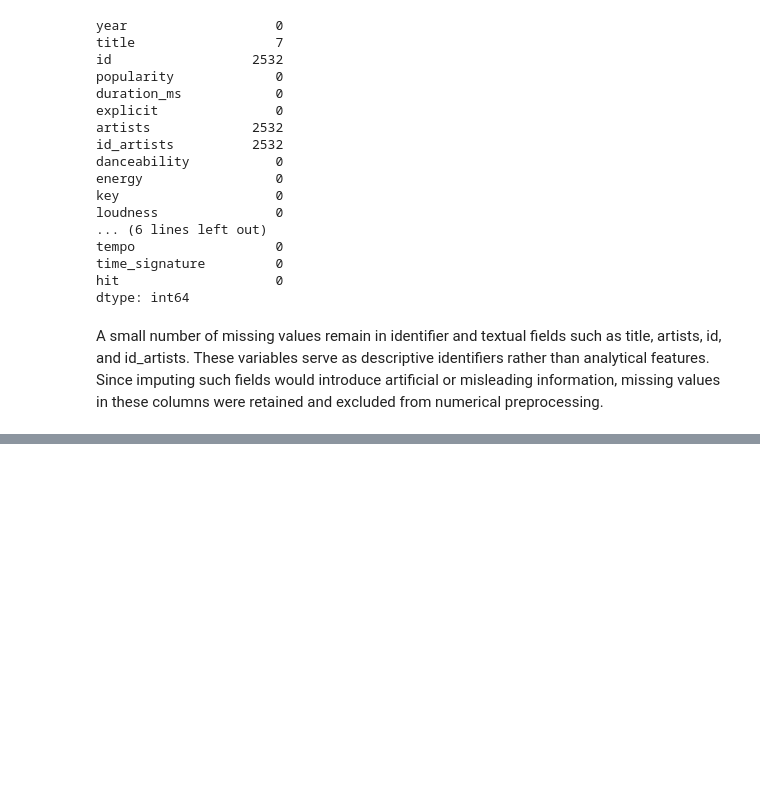
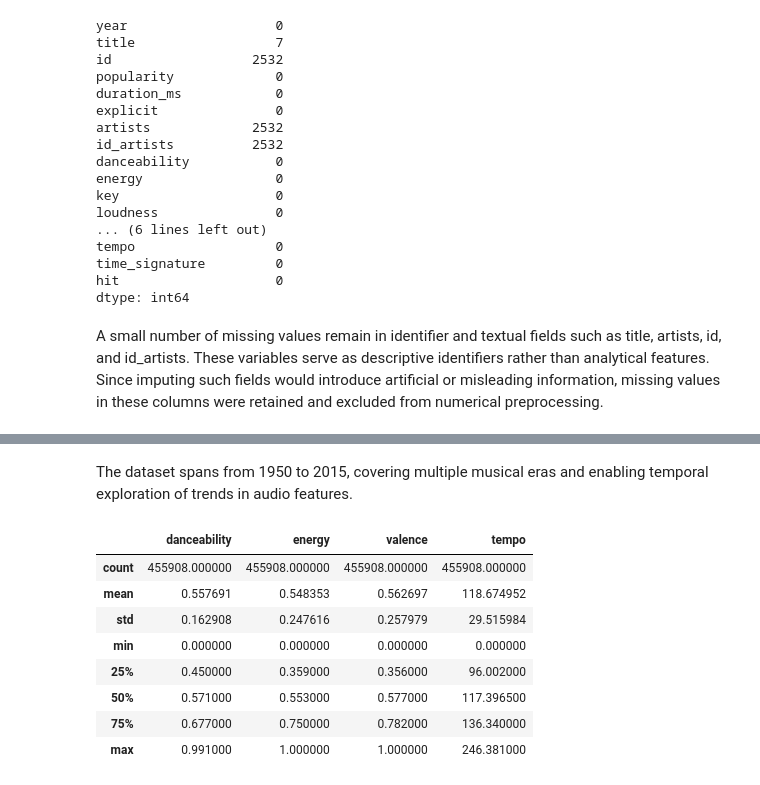
Before and after one commit to Darconshal/5243-Project1, a Jupyter notebook: music.ipynb, the cells around one changed output, grey strips where cells are left out. Cells and saved outputs as stored; diff of their text form; code cells hidden in the pictures; blank space fills up the shorter version.

```diff
--- a/music.ipynb
+++ b/music.ipynb
@@ -156,0 +180,14 @@ A small number of missing values remain in identifier and textual fields such as
+# %% [markdown]
+The dataset spans from 1950 to 2015, covering multiple musical eras and enabling temporal exploration of trends in audio features.
+# %%
+analysis_df[["danceability","energy","valence","tempo"]].describe()
+# %% [output]
+|  | danceability | energy | valence | tempo |
+| count | 455908.000000 | 455908.000000 | 455908.000000 | 455908.000000 |
+| mean | 0.557691 | 0.548353 | 0.562697 | 118.674952 |
+| std | 0.162908 | 0.247616 | 0.257979 | 29.515984 |
+| min | 0.000000 | 0.000000 | 0.000000 | 0.000000 |
+| 25% | 0.450000 | 0.359000 | 0.356000 | 96.002000 |
+| 50% | 0.571000 | 0.553000 | 0.577000 | 117.396500 |
+| 75% | 0.677000 | 0.750000 | 0.782000 | 136.340000 |
+| max | 0.991000 | 1.000000 | 1.000000 | 246.381000 |
```
Also changed, not shown: parts of 16 cells of this notebook.
